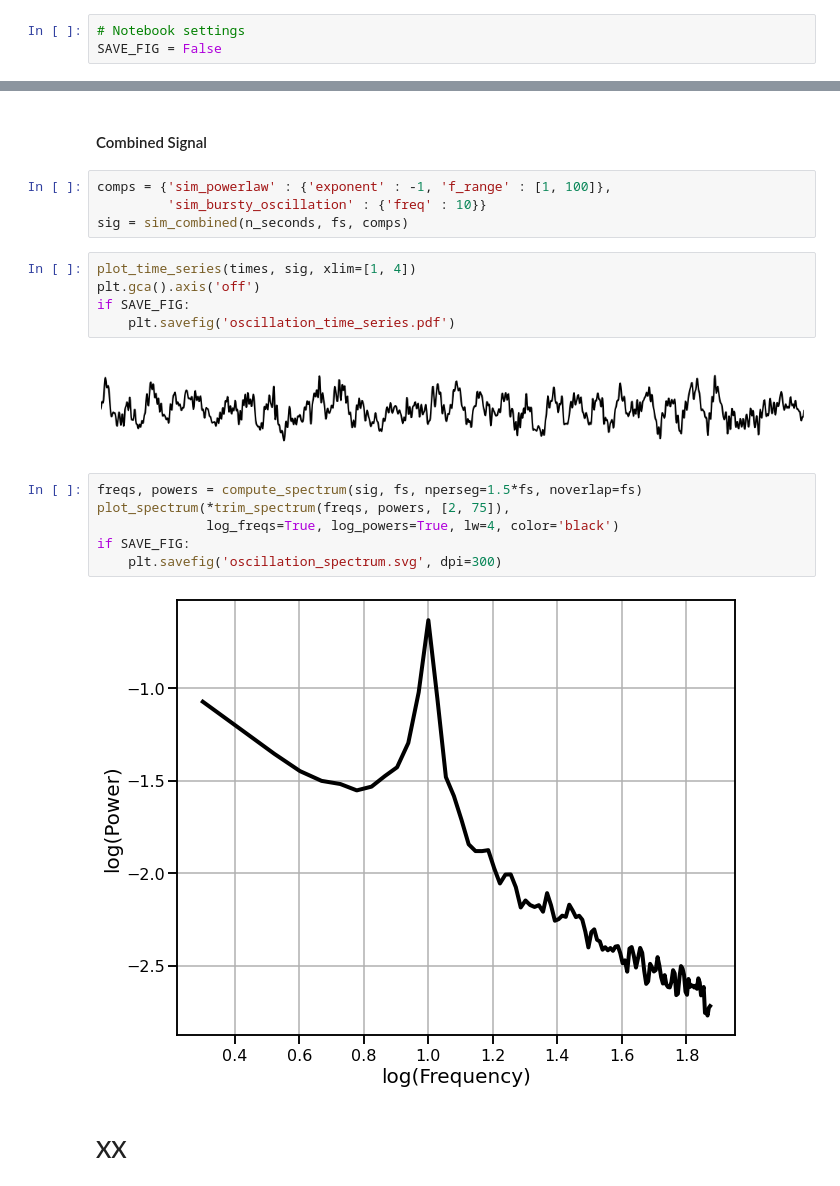
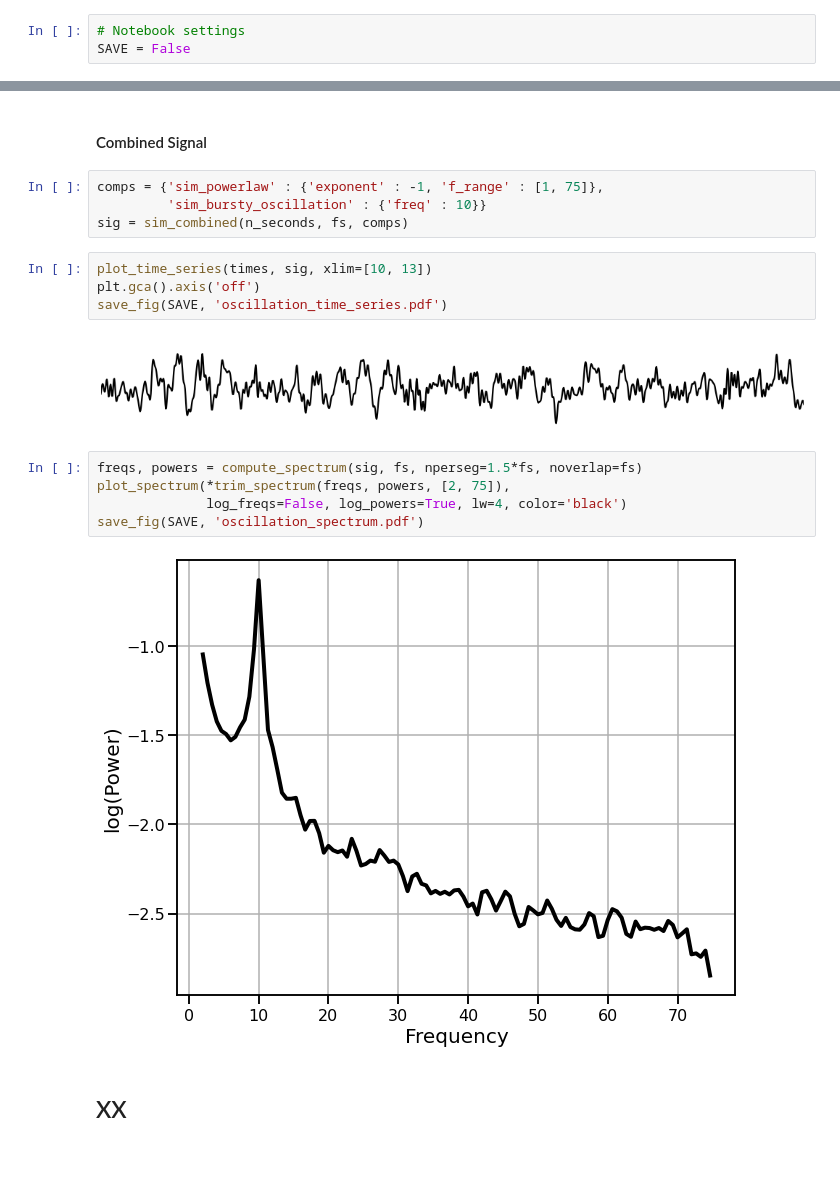
Before and after one commit to TomDonoghue/OverviewFigures, a Jupyter notebook: simulations.ipynb, the cells around one changed output, grey strips where cells are left out. Saved outputs shown, nothing was run; the diff lists cells and outputs as text; blank space fills up the shorter version.

Commit message:
save_fig

```diff
--- a/simulations.ipynb
+++ b/simulations.ipynb
@@ -33,7 +37,7 @@ exps = np.arange(-2.5, 0.5, 0.5)
 times = create_times(n_seconds, fs)
 # %%
 # Notebook settings
-SAVE_FIG = False
+SAVE = False
 # %% [markdown]
 ## Simulations
 # %% [markdown]
@@ -80,24 +80,22 @@ if SAVE_FIG:
 # %% [markdown]
 #### Combined Signal
 # %%
-comps = {'sim_powerlaw' : {'exponent' : -1, 'f_range' : [1, 100]},
+comps = {'sim_powerlaw' : {'exponent' : -1, 'f_range' : [1, 75]},
          'sim_bursty_oscillation' : {'freq' : 10}}
 sig = sim_combined(n_seconds, fs, comps)
 # %%
-plot_time_series(times, sig, xlim=[1, 4])
+plot_time_series(times, sig, xlim=[10, 13])
 plt.gca().axis('off')
-if SAVE_FIG:
-    plt.savefig('oscillation_time_series.pdf')
+save_fig(SAVE, 'oscillation_time_series.pdf')
 # %% [output]
-[figure, old version]
+[figure, new version]
 # %%
 freqs, powers = compute_spectrum(sig, fs, nperseg=1.5*fs, noverlap=fs)
 plot_spectrum(*trim_spectrum(freqs, powers, [2, 75]),
-              log_freqs=True, log_powers=True, lw=4, color='black')
-if SAVE_FIG:
-    plt.savefig('oscillation_spectrum.svg', dpi=300)
+              log_freqs=False, log_powers=True, lw=4, color='black')
+save_fig(SAVE, 'oscillation_spectrum.pdf')
 # %% [output]
-[figure, old version]
+[figure, new version]
 # %% [markdown]
 ## XX
 # %% [markdown]
```
Also changed, not shown: parts of 8 cells of this notebook, 7 other files.
